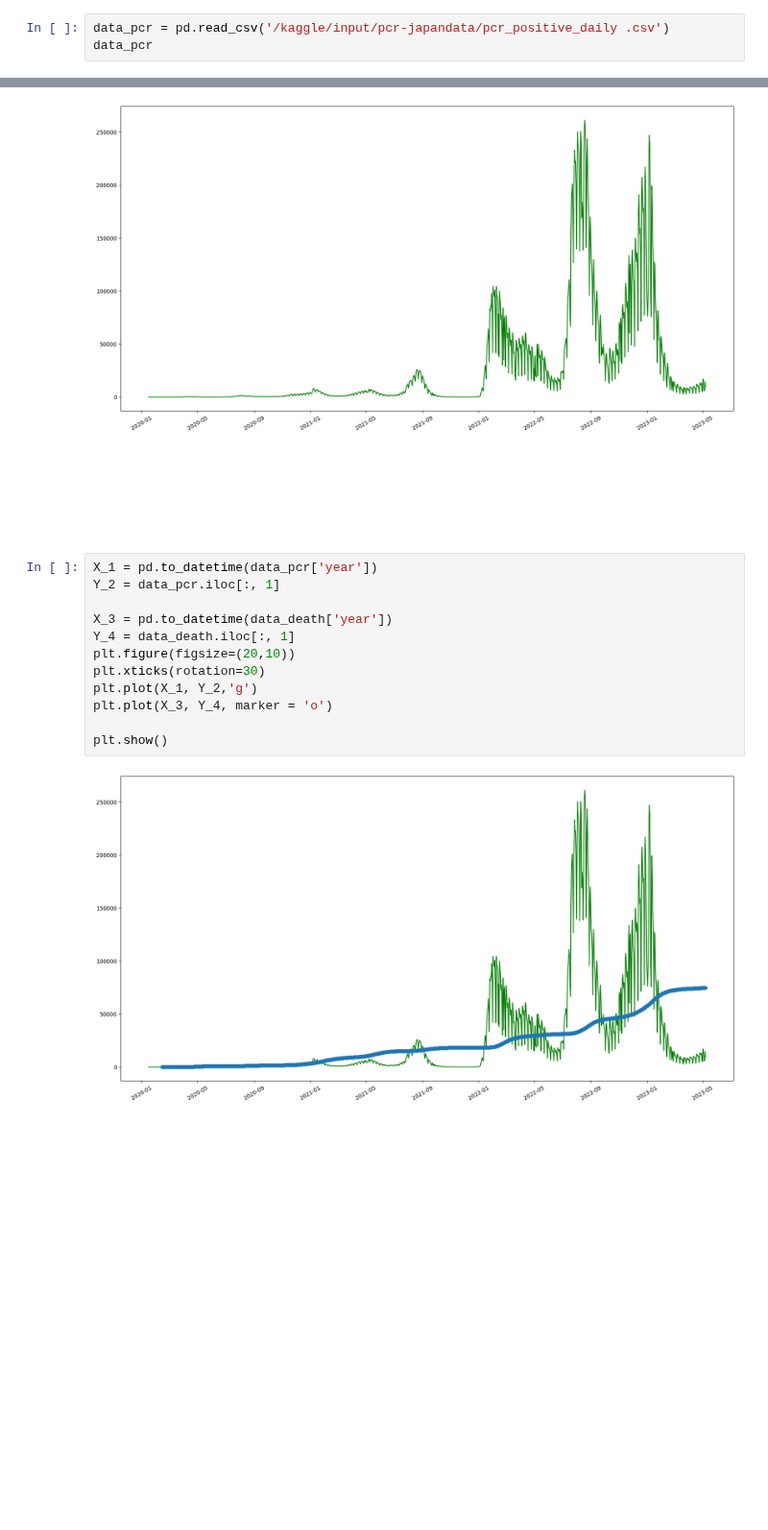
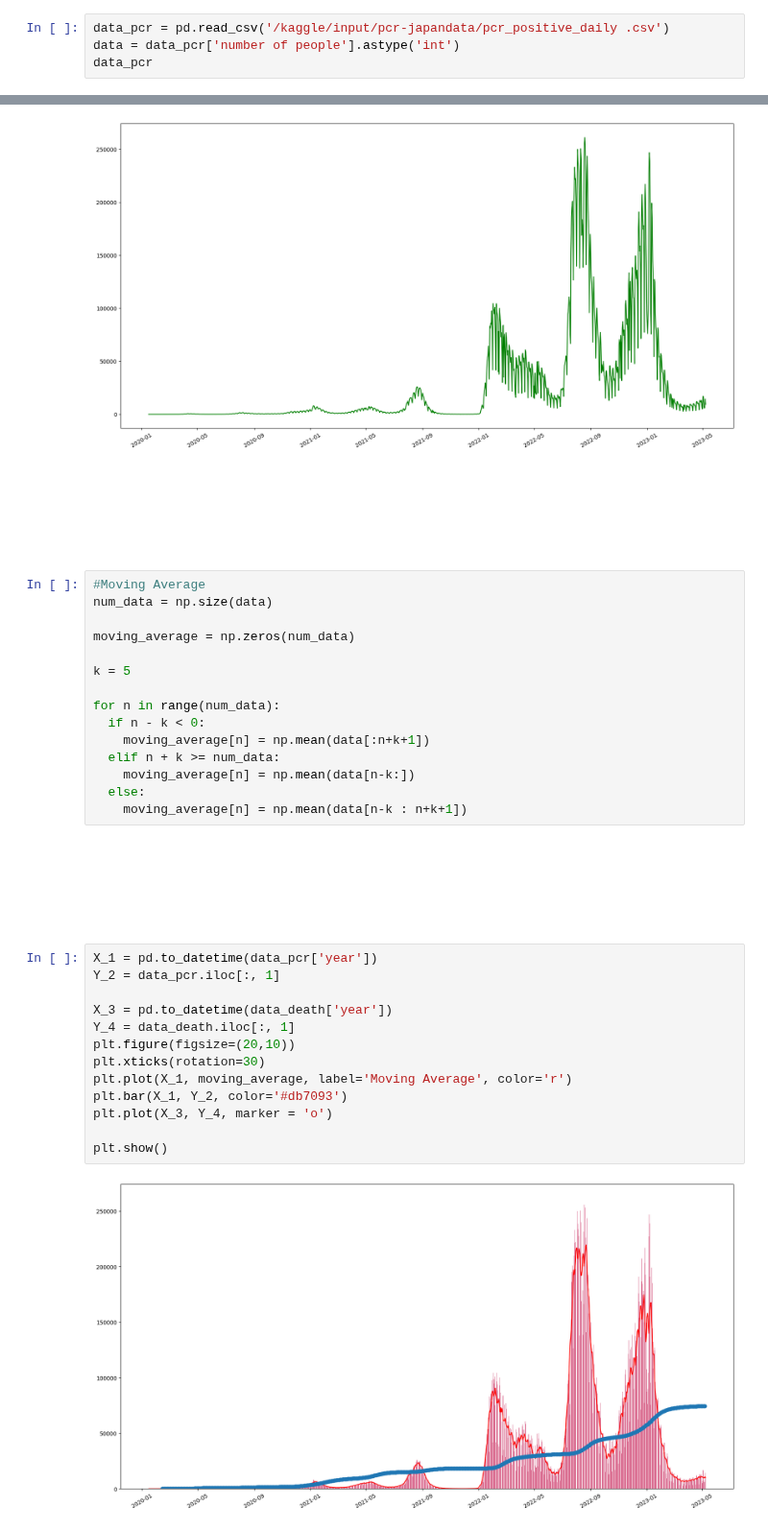
Before and after one commit to riicon72/kaggle, a Jupyter notebook: notebook_eda/eda-covid-19.ipynb, the cells around one changed output, grey strips where cells are left out. Shown at 96% size. Cells and saved outputs as stored; diff of their text form; blank space fills up the shorter version.

Commit message:
Kaggle Notebook | [EDA]Visualize with the figure function | Version 12

```diff
--- a/notebook_eda/eda-covid-19.ipynb
+++ b/notebook_eda/eda-covid-19.ipynb
@@ -34,6 +34,7 @@ data_death
 1179 rows × 2 columns
 # %%
 data_pcr = pd.read_csv('/kaggle/input/pcr-japandata/pcr_positive_daily .csv')
+data = data_pcr['number of people'].astype('int')
 data_pcr
 # %% [output]
 |  | year | number of people |
@@ -73,20 +74,39 @@ plt.plot(X_dt, Y,'g')
 # %% [output]
 [<matplotlib.lines.Line2D at 0x...>]
 [figure]
+# %% [markdown]
+<a id="1"></a>
+# <p style="background-image: url(https://i.postimg.cc/vmDDpnSF/publicdomainq-0076134.jpg);font-family:Hiragino Sans;font-size:120%;color:white;text-align:center;border-radius:15px 50px; padding:7px">Moving Average</p>
+# %%
+#Moving Average
+num_data = np.size(data)
+
+moving_average = np.zeros(num_data)
+
+k = 5
+
+for n in range(num_data):
+  if n - k < 0:
+    moving_average[n] = np.mean(data[:n+k+1])
+  elif n + k >= num_data:
+    moving_average[n] = np.mean(data[n-k:])
+  else:
+    moving_average[n] = np.mean(data[n-k : n+k+1])
 # %% [markdown]
 <a id="1"></a>
-# <p style="background-image: url(https://i.postimg.cc/vmDDpnSF/publicdomainq-0076134.jpg);font-family:Hiragino Sans;font-size:120%;color:white;text-align:center;border-radius:15px 50px; padding:7px"> bar graph-mix-</p>
+# <p style="background-image: url(https://i.postimg.cc/vmDDpnSF/publicdomainq-0076134.jpg);font-family:Hiragino Sans;font-size:120%;color:white;text-align:center;border-radius:15px 50px; padding:7px"> -mix-</p>
 # %%
 X_1 = pd.to_datetime(data_pcr['year'])
 Y_2 = data_pcr.iloc[:, 1]
 
 X_3 = pd.to_datetime(data_death['year'])
 Y_4 = data_death.iloc[:, 1]
 plt.figure(figsize=(20,10))
 plt.xticks(rotation=30)
-plt.plot(X_1, Y_2,'g')
+plt.plot(X_1, moving_average, label='Moving Average', color='r')
+plt.bar(X_1, Y_2, color='#db7093')
 plt.plot(X_3, Y_4, marker = 'o')
 
 plt.show()
 # %% [output]
-[figure, old version]
+[figure, new version]
```
Also changed, not shown: parts of 1 cell of this notebook.
